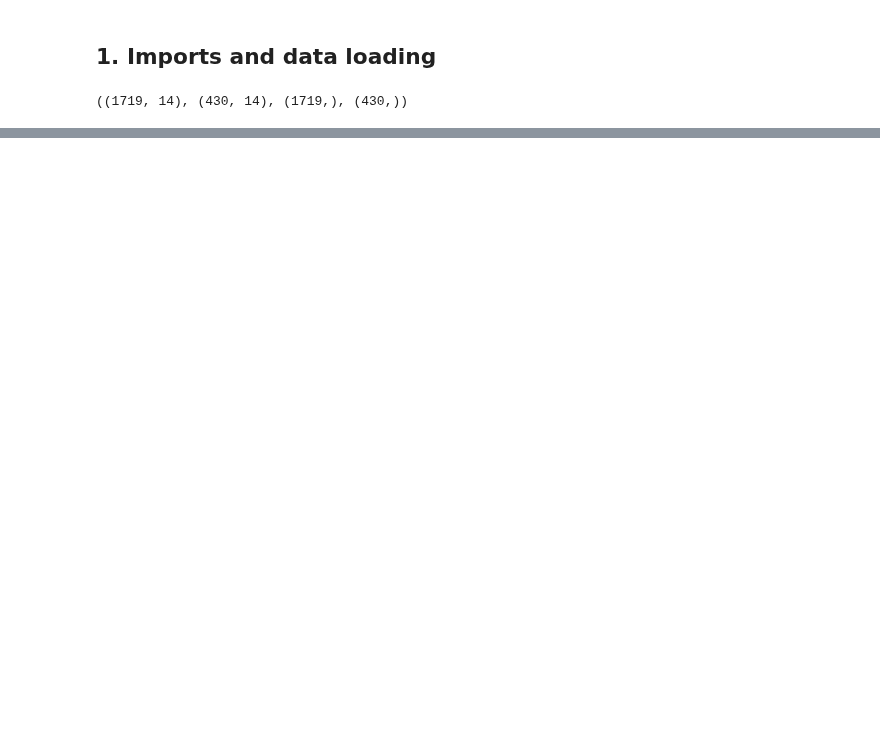
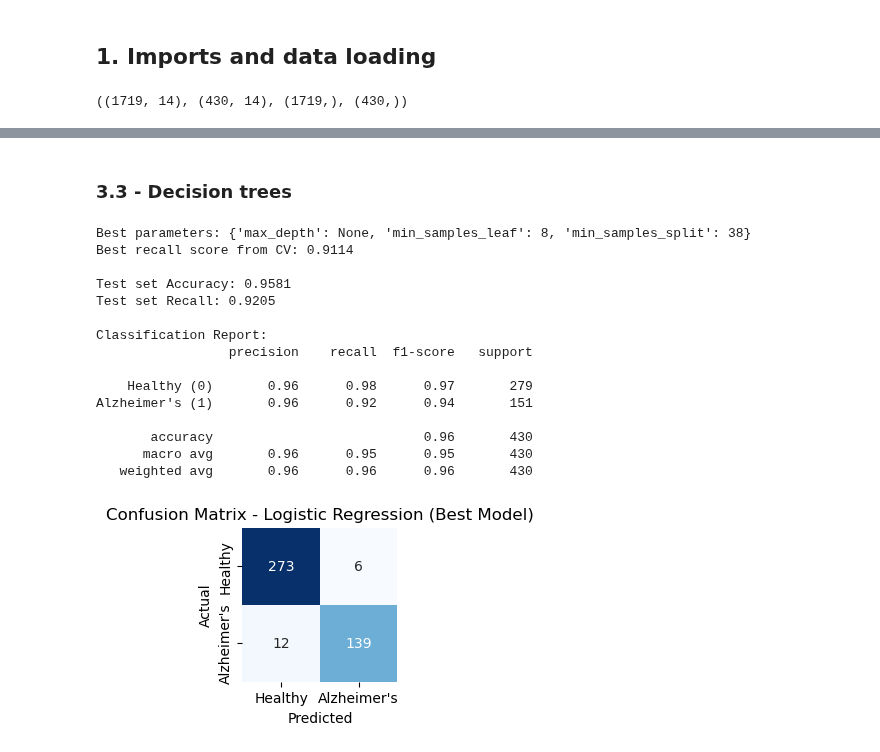
Before and after one commit to treite/classificationGroupwork, a Jupyter notebook: projectPart2.ipynb, the cells around one changed output, grey strips where cells are left out. Cells and saved outputs as stored; diff of their text form; code cells hidden in the pictures; blank space fills up the shorter version.

```diff
--- a/projectPart2.ipynb
+++ b/projectPart2.ipynb
@@ -38,0 +168,54 @@ The dataset contains data from __2149__ patients, and has a total of __35__ data
+# %% [markdown]
+### 3.3 - Decision trees
+# %%
+param_grid = {
+    'max_depth': [None, 2, 4, 6, 8, 10, 12],
+    'min_samples_split': [2, 5, 10, 20, 30, 37, 38, 39, 50, 60, 70, 100, 1000],
+    'min_samples_leaf': [1, 2, 4, 8, 16, 32]
+}
+
+dtree = DecisionTreeClassifier(random_state=19)
+grid_search = GridSearchCV(dtree, param_grid, scoring='recall', cv=5, n_jobs=-1)
+grid_search.fit(X_train, y_train)
+
+print("Best parameters:", grid_search.best_params_)
+print(f"Best recall score from CV: {grid_search.best_score_:.4f}")
+
+best_dtree = grid_search.best_estimator_
+y_pred_dtree = best_dtree.predict(X_test)
+cm = confusion_matrix(y_test, y_pred_dtree)
+
+accuracy = accuracy_score(y_test, y_pred_dtree)
+recall = recall_score(y_test, y_pred_dtree)
+report = classification_report(y_test, y_pred_dtree, target_names=["Healthy (0)", "Alzheimer's (1)"])
+
+print(f"\nTest set Accuracy: {accuracy:.4f}")
+print(f"Test set Recall: {recall:.4f}")
+print("\nClassification Report:")
+print(report)
+
+plt.figure(figsize=(2, 2))
+sns.heatmap(cm, annot=True, fmt='d', cmap='Blues', cbar=False,
+            xticklabels=["Healthy", "Alzheimer's"],
+            yticklabels=["Healthy", "Alzheimer's"])
+plt.xlabel('Predicted')
+plt.ylabel('Actual')
+plt.title("Confusion Matrix - Logistic Regression (Best Model)")
+plt.show()
+# %% [output]
+Best parameters: {'max_depth': None, 'min_samples_leaf': 8, 'min_samples_split': 38}
+Best recall score from CV: 0.9114
+
+Test set Accuracy: 0.9581
+Test set Recall: 0.9205
+
+Classification Report:
+                 precision    recall  f1-score   support
+
+    Healthy (0)       0.96      0.98      0.97       279
+Alzheimer's (1)       0.96      0.92      0.94       151
+
+       accuracy                           0.96       430
+      macro avg       0.96      0.95      0.95       430
+   weighted avg       0.96      0.96      0.96       430
+[figure, added]
```
Also changed, not shown: parts of 23 cells of this notebook, 1 other file.
